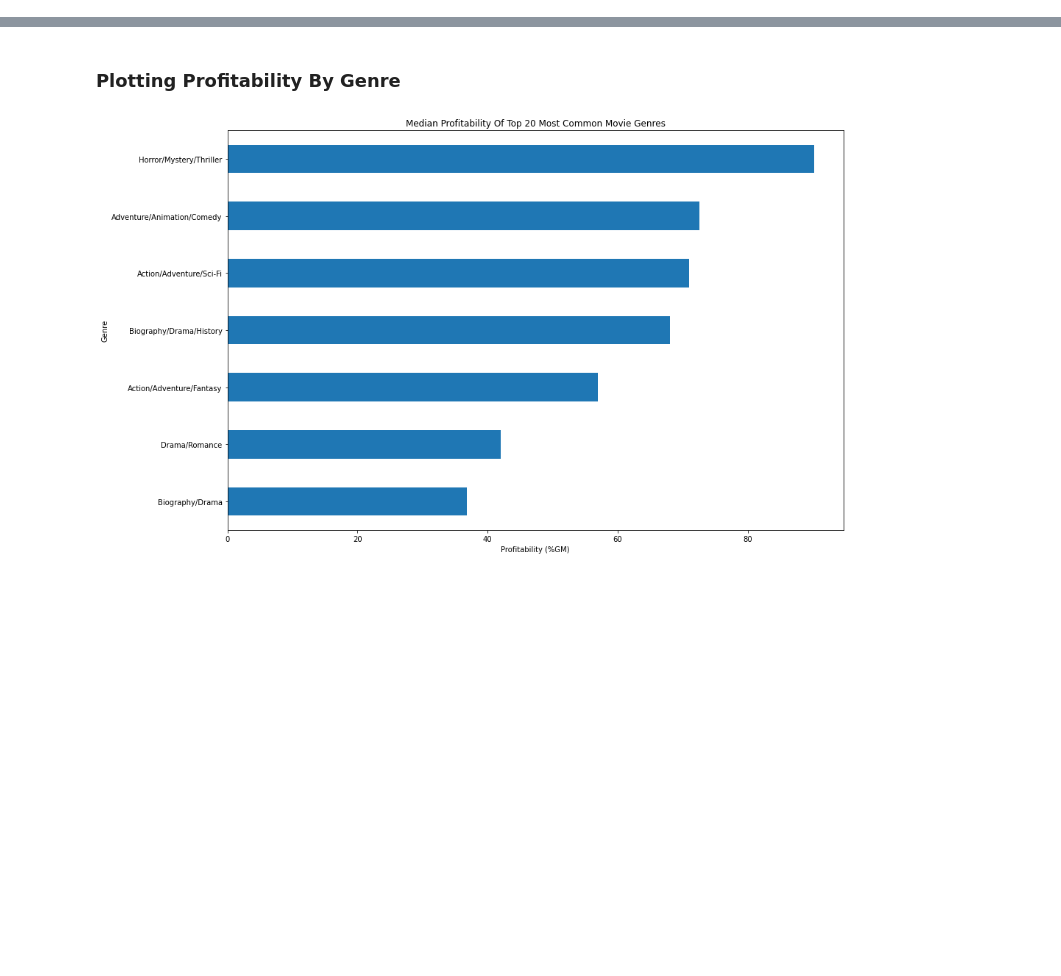
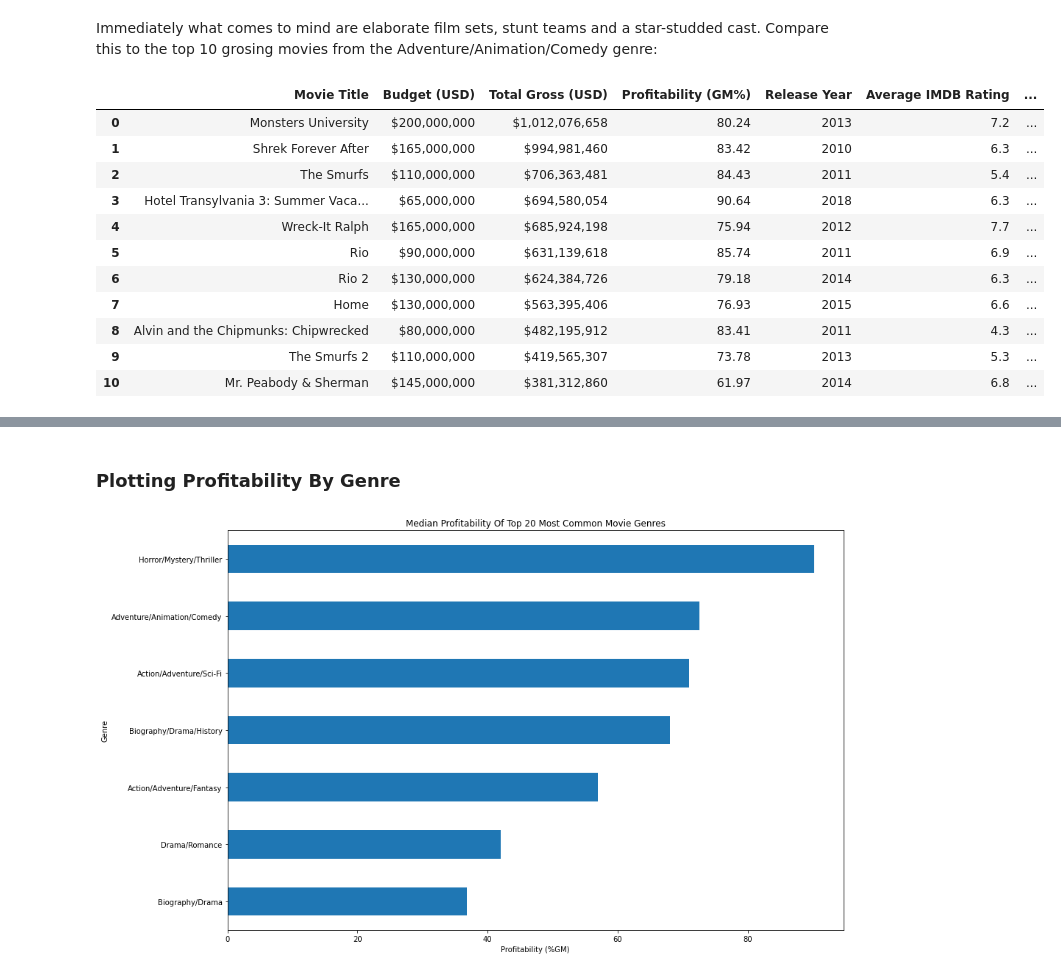
Before and after one commit to theobigdog/dsc_project_1, a Jupyter notebook: Phase1_Project.ipynb, the cells around one changed output, grey strips where cells are left out. Drawn from its saved outputs; the diff is of its cells as text; code cells hidden in the pictures; blank space fills up the shorter version.

```diff
--- a/Phase1_Project.ipynb
+++ b/Phase1_Project.ipynb
@@ -17,0 +36,17 @@ import sqlite3
+# %% [markdown]
+Immediately what comes to mind are elaborate film sets, stunt teams and a star-studded cast. Compare this to the top 10 grosing movies from the Adventure/Animation/Comedy genre:
+# %%
+pd.read_csv('data/idea1_aac.csv').loc[:10 ,'Movie Title':]
+# %% [output]
+|  | Movie Title | Budget (USD) | Total Gross (USD) | Profitability (GM%) | Release Year | Average IMDB Rating | ... |
+| 0 | Monsters University | $200,000,000 | $1,012,076,658 | 80.24 | 2013 | 7.2 | ... |
+| 1 | Shrek Forever After | $165,000,000 | $994,981,460 | 83.42 | 2010 | 6.3 | ... |
+| 2 | The Smurfs | $110,000,000 | $706,363,481 | 84.43 | 2011 | 5.4 | ... |
+| 3 | Hotel Transylvania 3: Summer Vaca... | $65,000,000 | $694,580,054 | 90.64 | 2018 | 6.3 | ... |
+| 4 | Wreck-It Ralph | $165,000,000 | $685,924,198 | 75.94 | 2012 | 7.7 | ... |
+| 5 | Rio | $90,000,000 | $631,139,618 | 85.74 | 2011 | 6.9 | ... |
+| 6 | Rio 2 | $130,000,000 | $624,384,726 | 79.18 | 2014 | 6.3 | ... |
+| 7 | Home | $130,000,000 | $563,395,406 | 76.93 | 2015 | 6.6 | ... |
+| 8 | Alvin and the Chipmunks: Chipwrecked | $80,000,000 | $482,195,912 | 83.41 | 2011 | 4.3 | ... |
+| 9 | The Smurfs 2 | $110,000,000 | $419,565,307 | 73.78 | 2013 | 5.3 | ... |
+| 10 | Mr. Peabody & Sherman | $145,000,000 | $381,312,860 | 61.97 | 2014 | 6.8 | ... |
```
Also changed, not shown: parts of 8 cells of this notebook, 3 other files.
